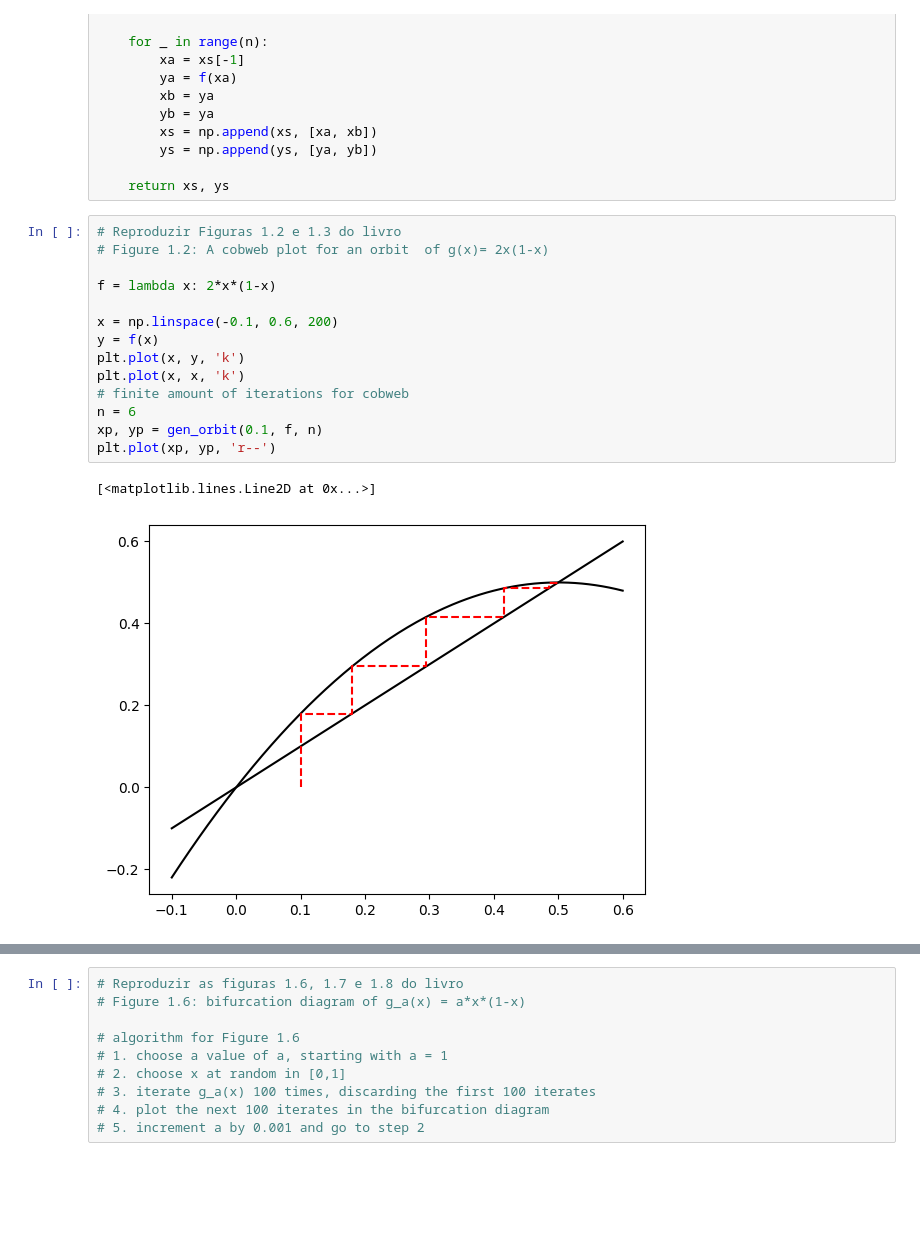
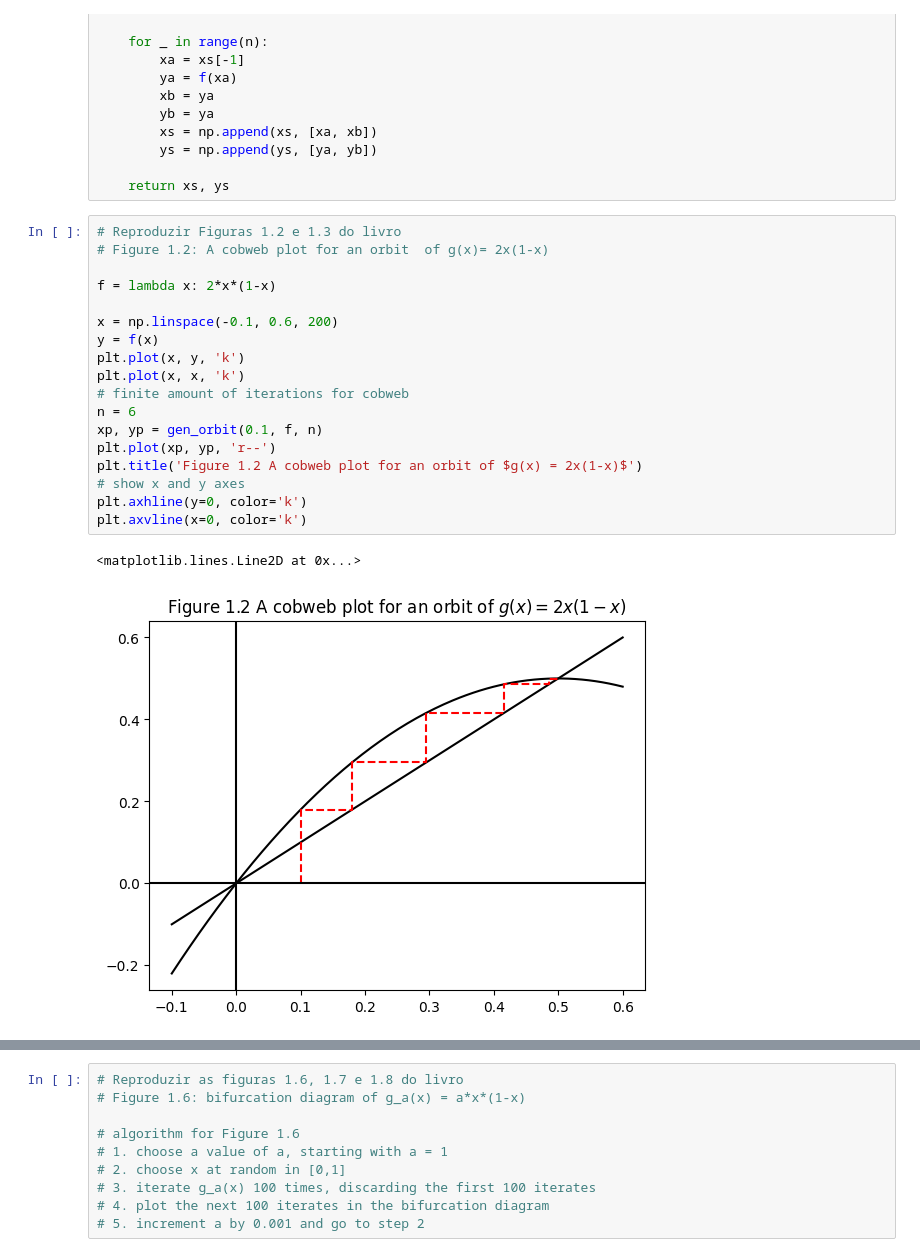
Before and after one commit to vini-fda/FM_223_Lista1, a Jupyter notebook: lista1.ipynb, the cells around one changed output, grey strips where cells are left out. Saved outputs shown, nothing was run; the diff lists cells and outputs as text; blank space fills up the shorter version.

```diff
--- a/lista1.ipynb
+++ b/lista1.ipynb
@@ -24,20 +32,24 @@ def gen_orbit(x0, f, n, at_zero=True):
 # %%
 # Reproduzir Figuras 1.2 e 1.3 do livro
 # Figure 1.2: A cobweb plot for an orbit  of g(x)= 2x(1-x)
 
 f = lambda x: 2*x*(1-x)
 
 x = np.linspace(-0.1, 0.6, 200)
 y = f(x)
 plt.plot(x, y, 'k')
 plt.plot(x, x, 'k')
 # finite amount of iterations for cobweb
 n = 6
 xp, yp = gen_orbit(0.1, f, n)
 plt.plot(xp, yp, 'r--')
+plt.title('Figure 1.2 A cobweb plot for an orbit of $g(x) = 2x(1-x)$')
+# show x and y axes
+plt.axhline(y=0, color='k')
+plt.axvline(x=0, color='k')
 # %% [output]
-[<matplotlib.lines.Line2D at 0x...>]
+<matplotlib.lines.Line2D at 0x...>
-[figure, old version]
+[figure, new version]
 # %%
 # Figure 1.3: A cobweb plot for two orbits of f(x)= (3x - x^3)/2
 
```
Also changed, not shown: parts of 11 cells of this notebook.
